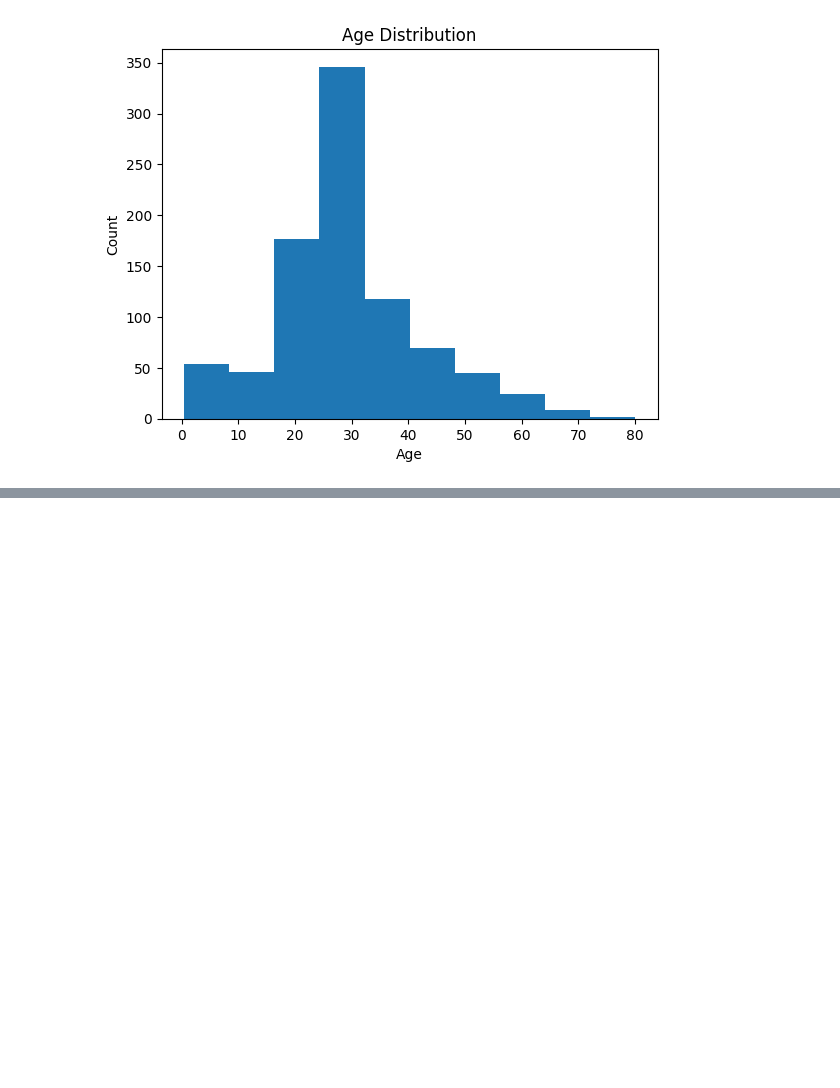
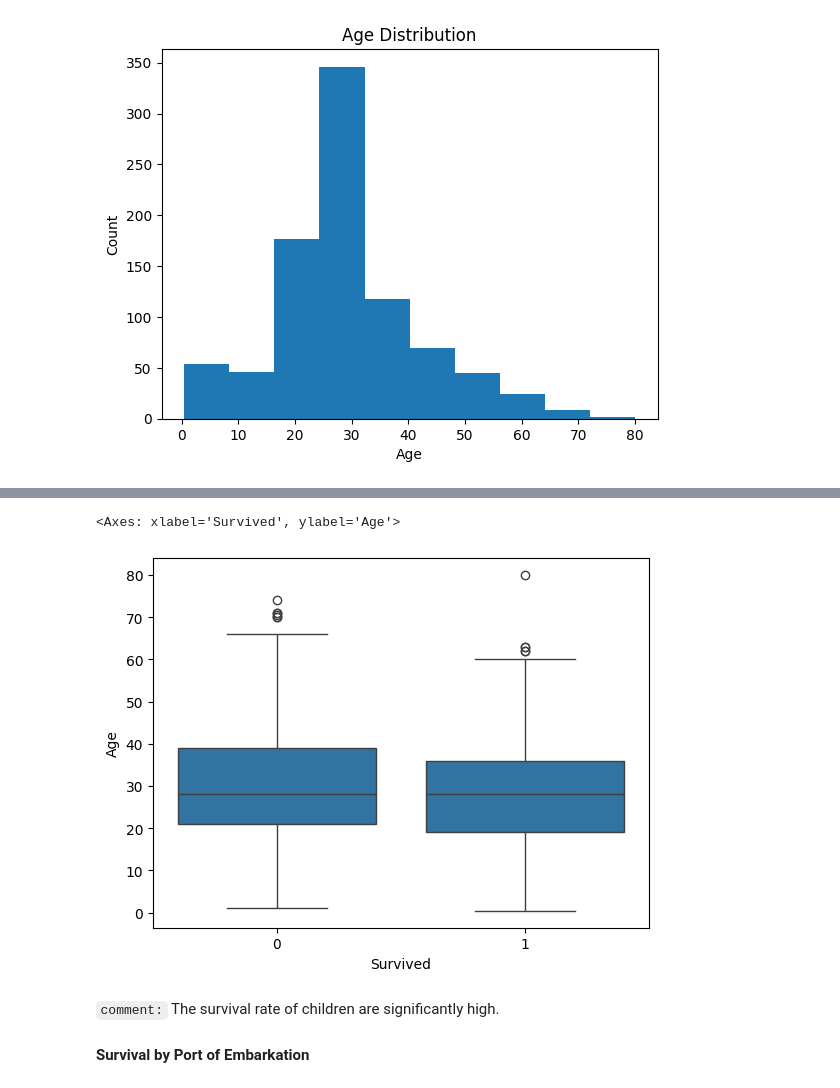
Before and after one commit to mdzubayereashraf/Ostad-AI-Engineering-Course-Assignments, a Jupyter notebook: Intro__To_Machine_Learning_Assignment__6_<Muhammad_Zubayer>.ipynb, the cells around one changed output, grey strips where cells are left out. Drawn from its saved outputs; the diff is of its cells as text; code cells hidden in the pictures; blank space fills up the shorter version.

```diff
--- a/Intro__To_Machine_Learning_Assignment__6_<Muhammad_Zubayer>.ipynb
+++ b/Intro__To_Machine_Learning_Assignment__6_<Muhammad_Zubayer>.ipynb
@@ -205,0 +249,9 @@ plt.show()
+# %%
+titanic["AgeGroup"] = pd.cut(
+    titanic["Age"],
+    bins=[0, 13, 30, 50, 100],
+    labels=["Child", "Young", "Adult", "Senior"],
+    right=False  # makes intervals: [0-13), [13-30), etc.
+)
+
+titanic[["AgeGroup", "Survived"]].groupby(["AgeGroup"], as_index=False).mean().sort_values(by="Survived", ascending=False)
@@ -205,0 +264,9 @@ plt.show()
+# %%
+sns.boxplot(x="Survived", y="Age", data=titanic)
+# %% [output]
+<Axes: xlabel='Survived', ylabel='Age'>
+[figure, added]
+# %% [markdown]
+`comment:` The survival rate of children are significantly high.
+# %% [markdown]
+**Survival by Port of Embarkation**
```
Also changed, not shown: parts of 16 cells of this notebook.
